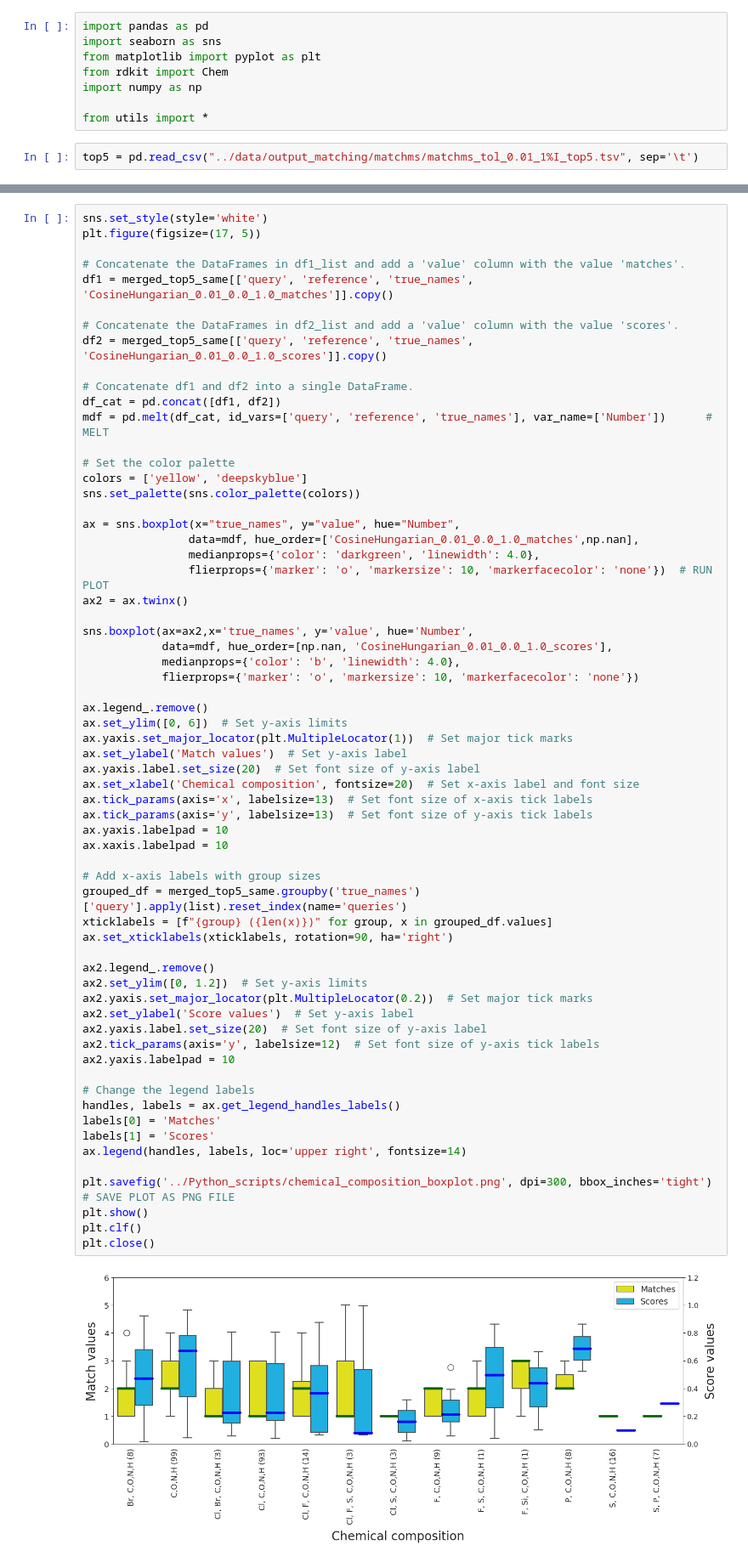
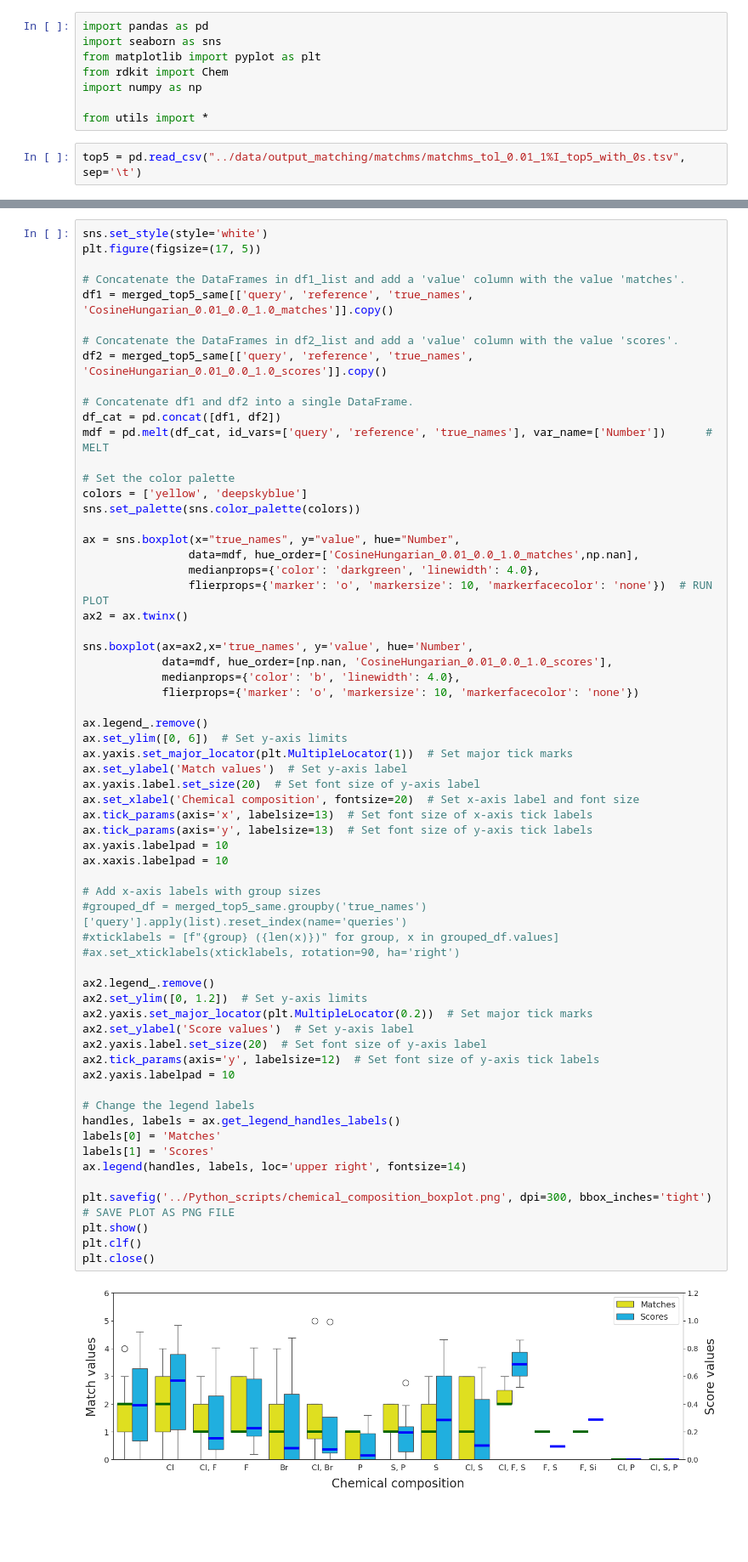
Before and after one commit to RECETOX/ei_spectra_predictions, a Jupyter notebook: analysis/Python_scripts/chemical_composition_boxplot.ipynb, the cells around one changed output, grey strips where cells are left out. Shown: that part at 85% size. Cells and saved outputs as stored; diff of their text form; blank space fills up the shorter version.

```diff
--- a/analysis/Python_scripts/chemical_composition_boxplot.ipynb
+++ b/analysis/Python_scripts/chemical_composition_boxplot.ipynb
@@ -7,7 +7,7 @@ import numpy as np
 
 from utils import *
 # %%
-top5 = pd.read_csv("../data/output_matching/matchms/matchms_tol_0.01_1%I_top5.tsv", sep='\t')
+top5 = pd.read_csv("../data/output_matching/matchms/matchms_tol_0.01_1%I_top5_with_0s.tsv", sep='\t')
 # %%
 top5_same = get_matching_rows(top5, 'query', 'reference')
 merged_top5_same = append_classes(top5_same, 'query')
@@ -64,34 +63,34 @@ ax.set_ylim([0, 6])  # Set y-axis limits
 ax.yaxis.set_major_locator(plt.MultipleLocator(1))  # Set major tick marks
 ax.set_ylabel('Match values')  # Set y-axis label
 ax.yaxis.label.set_size(20)  # Set font size of y-axis label
 ax.set_xlabel('Chemical composition', fontsize=20)  # Set x-axis label and font size
 ax.tick_params(axis='x', labelsize=13)  # Set font size of x-axis tick labels
 ax.tick_params(axis='y', labelsize=13)  # Set font size of y-axis tick labels
 ax.yaxis.labelpad = 10
 ax.xaxis.labelpad = 10
 
 # Add x-axis labels with group sizes
-grouped_df = merged_top5_same.groupby('true_names')['query'].apply(list).reset_index(name='queries')
-xticklabels = [f"{group} ({len(x)})" for group, x in grouped_df.values]
-ax.set_xticklabels(xticklabels, rotation=90, ha='right')
+#grouped_df = merged_top5_same.groupby('true_names')['query'].apply(list).reset_index(name='queries')
+#xticklabels = [f"{group} ({len(x)})" for group, x in grouped_df.values]
+#ax.set_xticklabels(xticklabels, rotation=90, ha='right')
 
 ax2.legend_.remove()
 ax2.set_ylim([0, 1.2])  # Set y-axis limits
 ax2.yaxis.set_major_locator(plt.MultipleLocator(0.2))  # Set major tick marks
 ax2.set_ylabel('Score values')  # Set y-axis label
 ax2.yaxis.label.set_size(20)  # Set font size of y-axis label
 ax2.tick_params(axis='y', labelsize=12)  # Set font size of y-axis tick labels
 ax2.yaxis.labelpad = 10
 
 # Change the legend labels
 handles, labels = ax.get_legend_handles_labels()
 labels[0] = 'Matches'
 labels[1] = 'Scores'
 ax.legend(handles, labels, loc='upper right', fontsize=14)
 
 plt.savefig('../Python_scripts/chemical_composition_boxplot.png', dpi=300, bbox_inches='tight')  # SAVE PLOT AS PNG FILE
 plt.show()
 plt.clf()
 plt.close()
 # %% [output]
-[figure, old version]
+[figure, new version]
```
Also changed, not shown: parts of 1 cell of this notebook.
